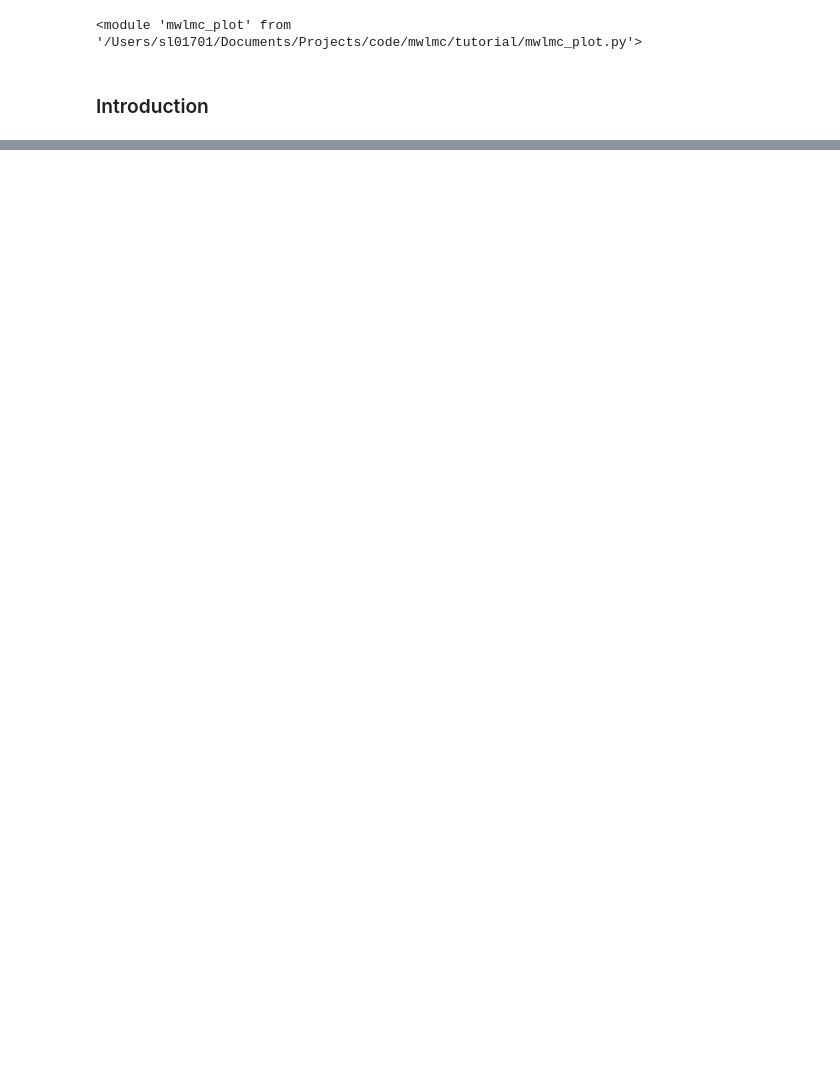
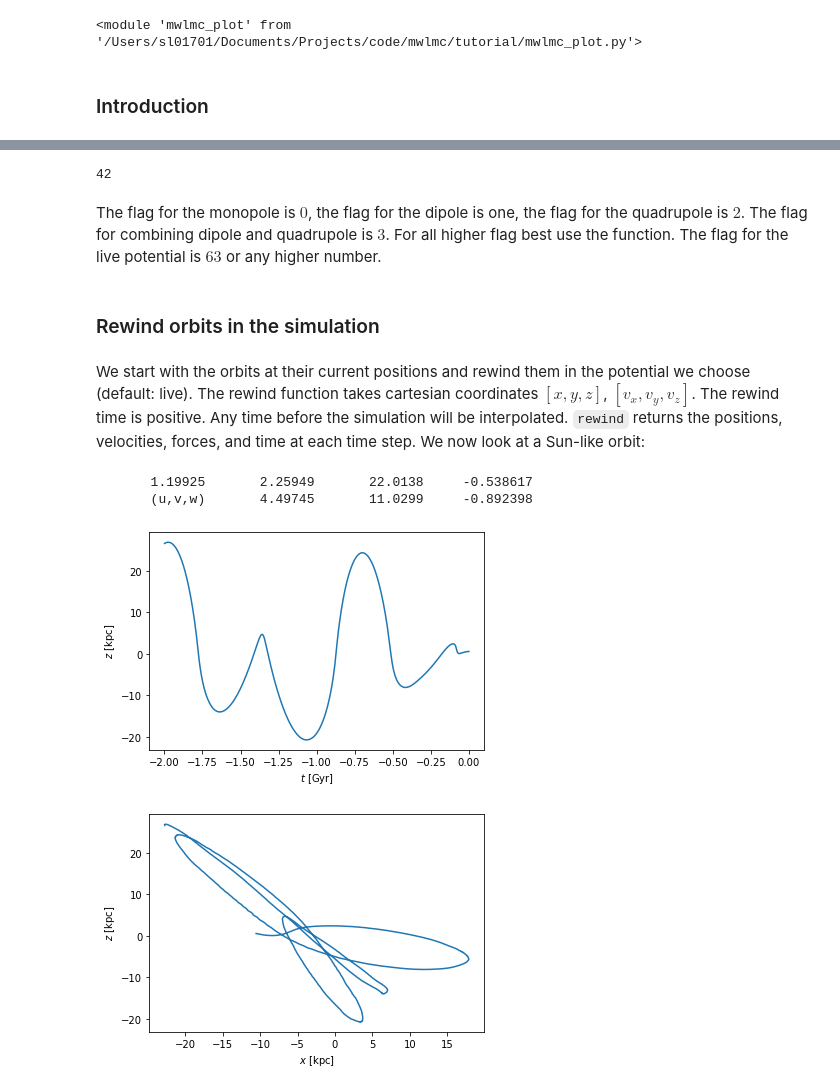
Before and after one commit to michael-petersen/sphexpansion, a Jupyter notebook: tutorial/orbits_tutorial.ipynb, the cells around one changed output, grey strips where cells are left out. Drawn from its saved outputs; the diff is of its cells as text; code cells hidden in the pictures; blank space fills up the shorter version.

```diff
--- a/tutorial/orbits_tutorial.ipynb
+++ b/tutorial/orbits_tutorial.ipynb
@@ -77,0 +61,37 @@ orbit = MWLMC.orbit(pos=pos, vel=vel,
+# %%
+flag = mwlmc_util.get_harmonic_flag([2,4,6])
+print(flag)
+# %% [output]
+42
+# %% [markdown]
+The flag for the monopole is $0$, the flag for the dipole is one, the flag for
+the quadrupole is $2$. The flag for combining dipole and quadrupole is $3$.
+For all higher flag best use the function. The flag for the live potential is
+$63$ or any higher number.
+# %% [markdown]
+### Rewind orbits in the simulation
+# %% [markdown]
+We start with the orbits at their current positions and rewind them in the
+potential we choose (default: live). The rewind function takes cartesian
+coordinates $[x, y, z]$, $[v_x, v_y, v_z]$. The rewind time is positive. Any
+time before the simulation will be interpolated. `rewind` returns the positions, velocities, forces, and time at each time step. We now look at a Sun-like orbit:
+# %%
+xsun = [-8.27,0.,0.]
+vsun = [0.,200.,0.]
+
+orbit = Model.rewind(xsun, vsun,
+                     # mwhharmonicflag=64,
+                     rewindtime=2.0, dt=0.001)
+
+ox, oy, oz = orbit[0], orbit[1], orbit[2]
+ovx, ovy, ovz = orbit[3], orbit[4], orbit[5]
+ofx, ofy, ofz = orbit[6], orbit[7], orbit[8]
+ot = orbit[9]
+
+fig, ax = mwlmc_plot.plot_orbit_time(ot, oz, 'z')
+fig, ax = mwlmc_plot.plot_orbit(ox, oz, 'x', 'z')
+# %% [output]
+       1.19925       2.25949       22.0138     -0.538617
+       (u,v,w)       4.49745       11.0299     -0.892398
+[figure, added]
+[figure, added]
```
Also changed, not shown: parts of 27 cells of this notebook, 3 other files.
